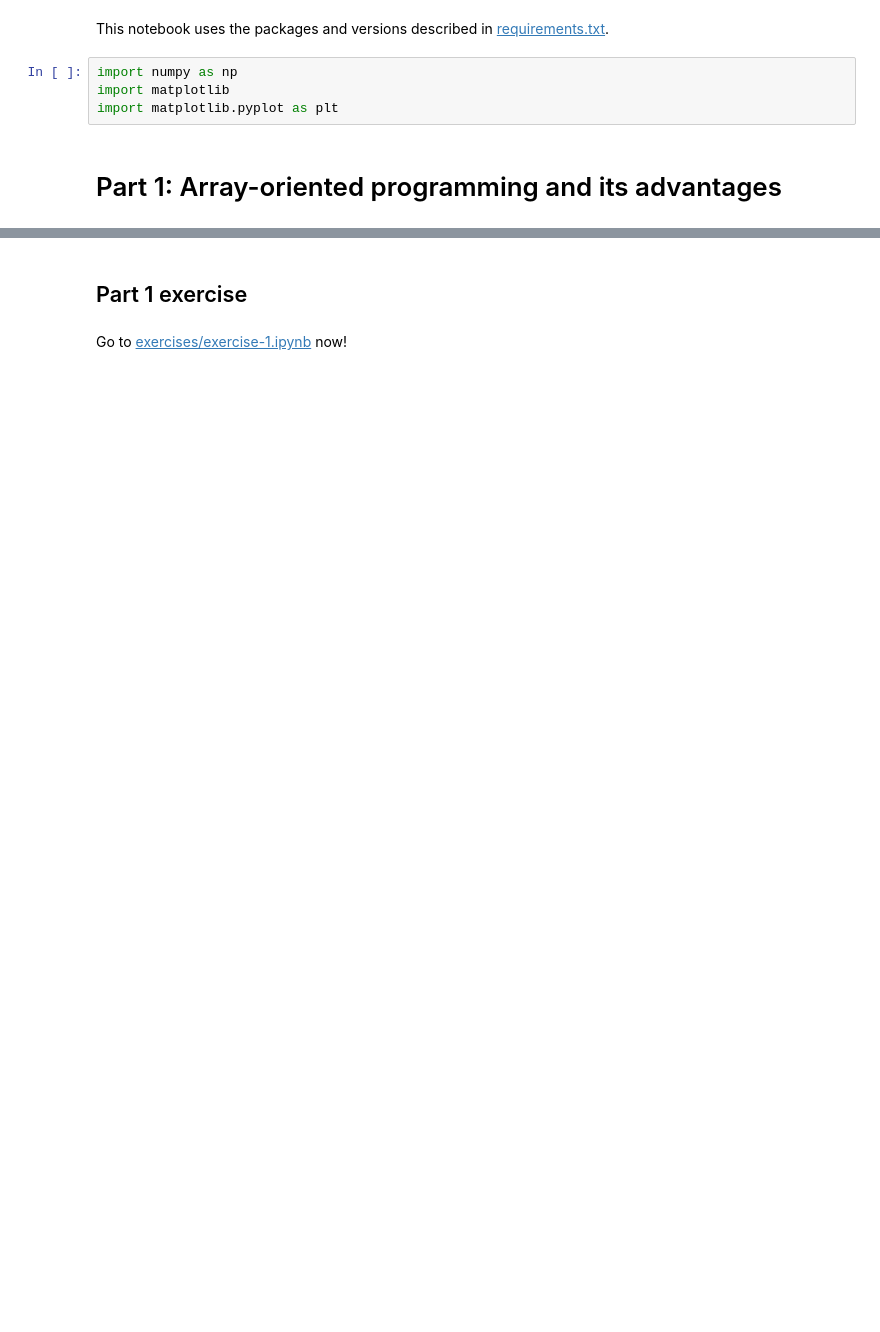
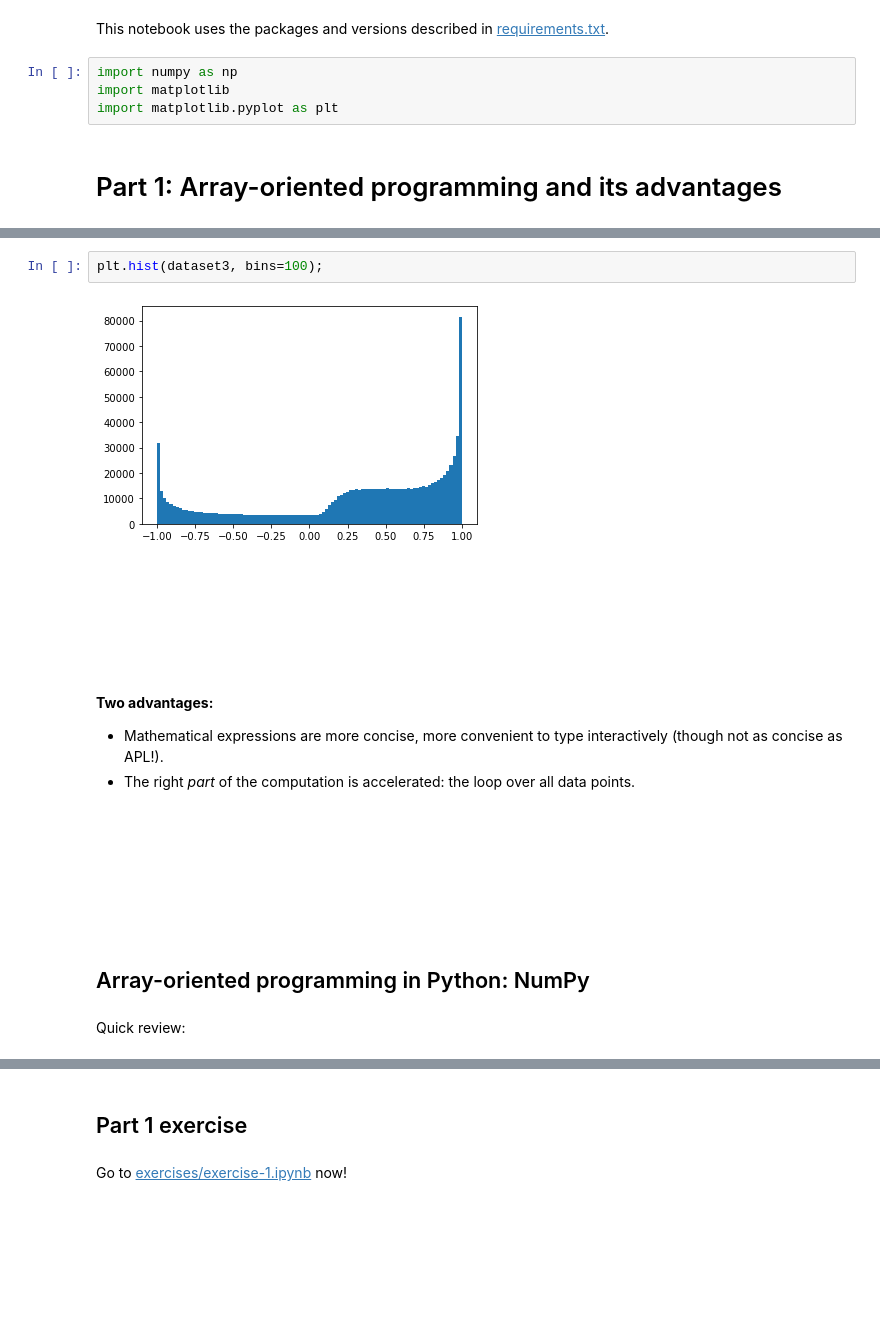
Before and after one commit to jpivarski-talks/2022-07-11-scipy-loopy-tutorial, a Jupyter notebook: narrative.ipynb, the cells around one changed output, grey strips where cells are left out. Drawn from its saved outputs; the diff is of its cells as text; blank space fills up the shorter version.

Commit message:
Part 1 narrative is done.

```diff
--- a/narrative.ipynb
+++ b/narrative.ipynb
@@ -10,0 +107,17 @@ import matplotlib.pyplot as plt
+# %%
+plt.hist(dataset3, bins=100);
+# %% [output]
+[figure, added]
+# %% [markdown]
+<br><br><br><br><br>
+# %% [markdown]
+**Two advantages:**
+
+   * Mathematical expressions are more concise, more convenient to type interactively (though not as concise as APL!).
+   * The right _part_ of the computation is accelerated: the loop over all data points.
+# %% [markdown]
+<br><br><br><br><br>
+# %% [markdown]
+## Array-oriented programming in Python: NumPy
+# %% [markdown]
+Quick review:
```
Also changed, not shown: parts of 83 cells of this notebook, 8 other files.
